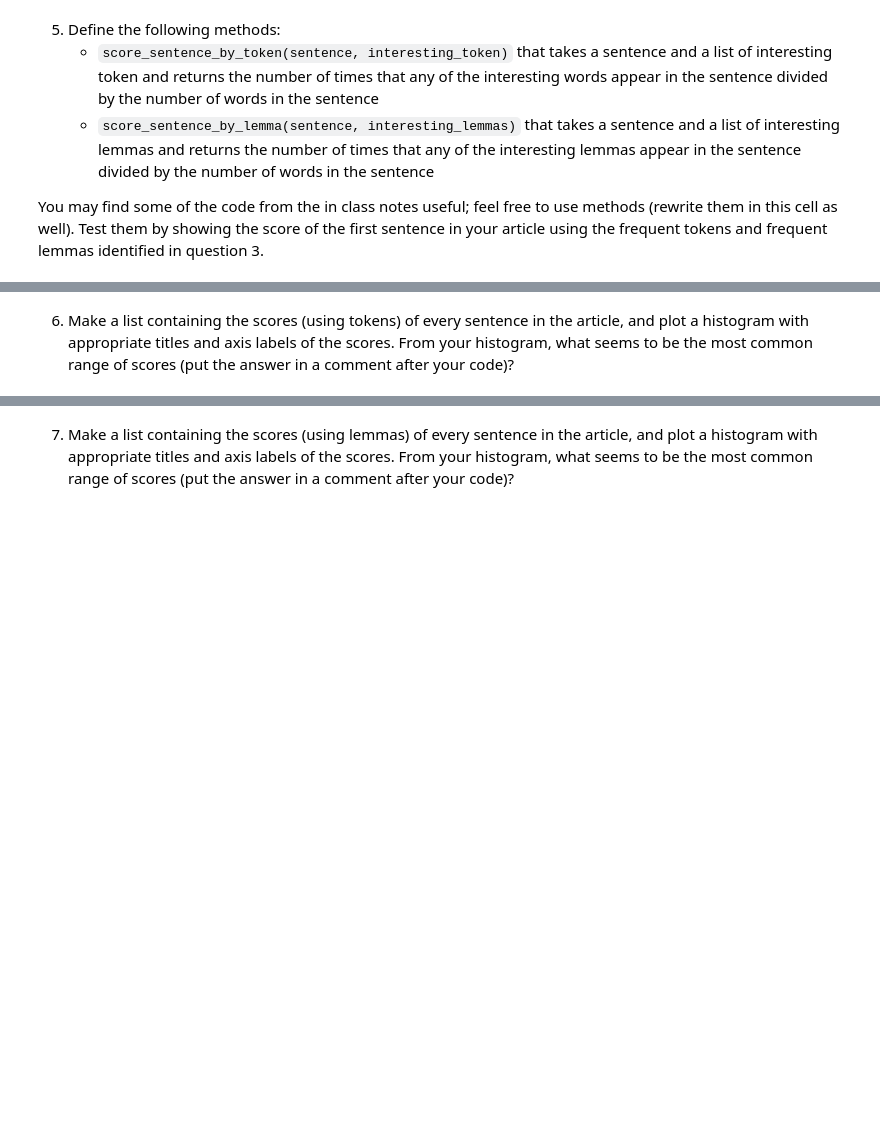
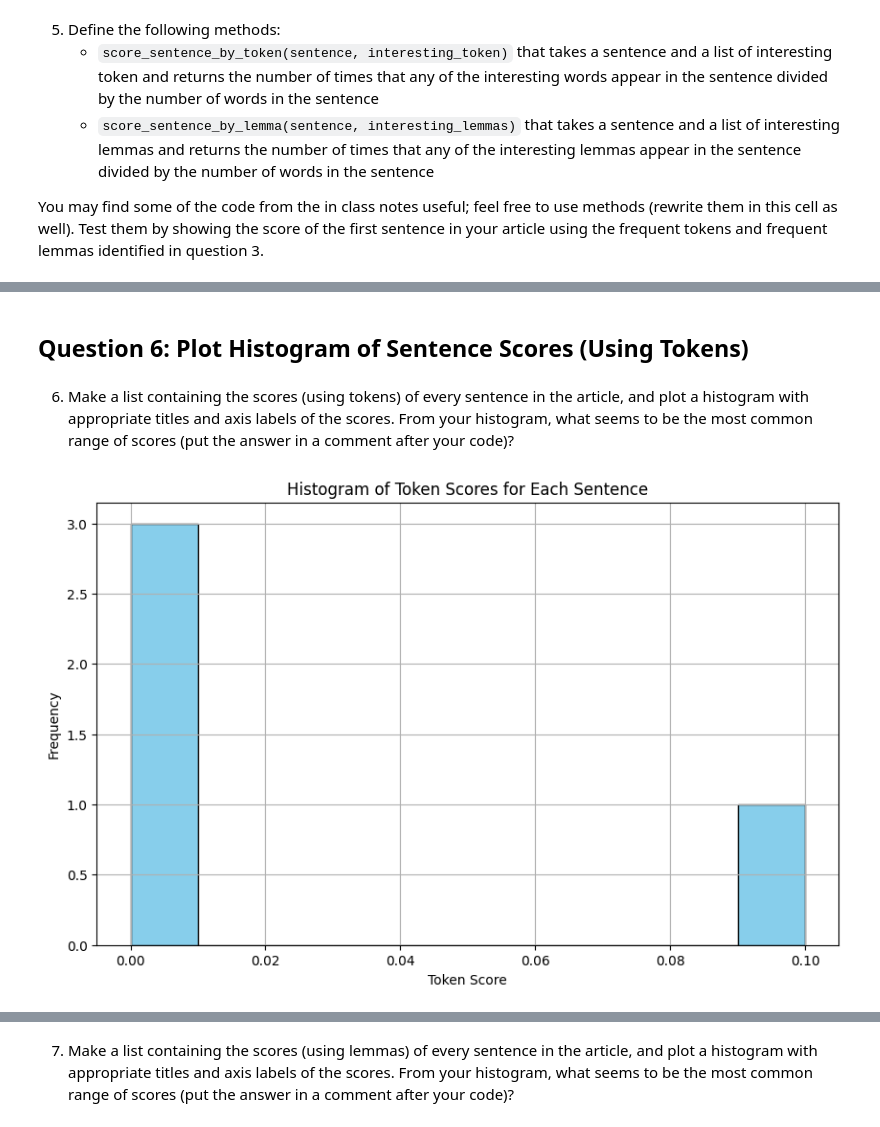
Before and after one commit to Elen-tesfai/web-scraping, a Jupyter notebook: web-scraping.ipynb, the cells around one changed output, grey strips where cells are left out. Saved outputs shown, nothing was run; the diff lists cells and outputs as text; code cells hidden in the pictures; blank space fills up the shorter version.

```diff
--- a/web-scraping.ipynb
+++ b/web-scraping.ipynb
@@ -53,7 +53,6 @@ HTML content successfully saved to article_html.pkl
 # %% [markdown]
 1. Write code that extracts the article html from https://web.archive.org/web/20210327165005/https://hackaday.com/2021/03/22/how-laser-headlights-work/ and dumps it to a .pkl (or other appropriate file)
 # %%
-# Import necessary library for pickle
 import pickle
 
 # Step 1: Read the HTML from the .pkl file
@@ -61,8 +60,8 @@ with open('article_html.pkl', 'rb') as file:
     soup = pickle.load(file)
 
 # Step 2: Extract the text from the HTML
-article_text = soup.get_text()
+article_text = soup.get_text(separator=' ', strip=True)
 
-# Step 3: Print the article text
-print(article_text)
+# Step 3: Print the article text (or just a portion for clarity)
+print(article_text[:1000])  # Print the first 1000 characters for brevity
 # %% [output]
@@ -96,2 +281,48 @@ You may find some of the code from the in class notes useful; feel free to use m
+# %% [markdown]
+## Question 6: Plot Histogram of Sentence Scores (Using Tokens)
 # %% [markdown]
 6. Make a list containing the scores (using tokens) of every sentence in the article, and plot a histogram with appropriate titles and axis labels of the scores. From your histogram, what seems to be the most common range of scores (put the answer in a comment after your code)?
+# %%
+import spacy
+import matplotlib.pyplot as plt
+
+# Load the spaCy English language model
+nlp = spacy.load("en_core_web_sm")
+
+# Function to score sentence by token (from Question 5)
+def score_sentence_by_token(sentence, interesting_tokens):
+    doc = nlp(sentence)
+    tokens = [token.text.lower() for token in doc if not token.is_stop and not token.is_punct and not token.is_space]
+    interesting_count = sum(1 for token in tokens if token in interesting_tokens)
+    score = interesting_count / len(tokens) if len(tokens) > 0 else 0
+    return score
+
+# Define the list of interesting tokens (from your previous analysis)
+interesting_tokens = ['comment', 'march', 'say', 'report']
+
+# Example article text (use your article text here)
+article_text = """
+When we think about the onward march of automotive technology, headlights aren’t usually the first thing that come to mind.
+Engines, fuel efficiency, and the switch to electric power are all more front of mind. However, that doesn’t mean there aren’t thousands of engineers working to improve the state of the art in automotive lighting.
+"""
+
+# Step 1: Process the article text to extract sentences
+doc = nlp(article_text)
+sentences = list(doc.sents)
+
+# Step 2: Calculate token scores for every sentence
+scores = [score_sentence_by_token(str(sentence), interesting_tokens) for sentence in sentences]
+
+# Step 3: Plot the histogram
+plt.figure(figsize=(10, 6))
+plt.hist(scores, bins=10, color='skyblue', edgecolor='black')
+plt.title('Histogram of Token Scores for Each Sentence')
+plt.xlabel('Token Score')
+plt.ylabel('Frequency')
+plt.grid(True)
+plt.show()
+
+# Step 4: Print the most common range of scores (based on visual inspection)
+# From the histogram, you can visually inspect the range that is most common.
+# %% [output]
+[figure, added]
```
Also changed, not shown: parts of 18 cells of this notebook, 1 other file.
